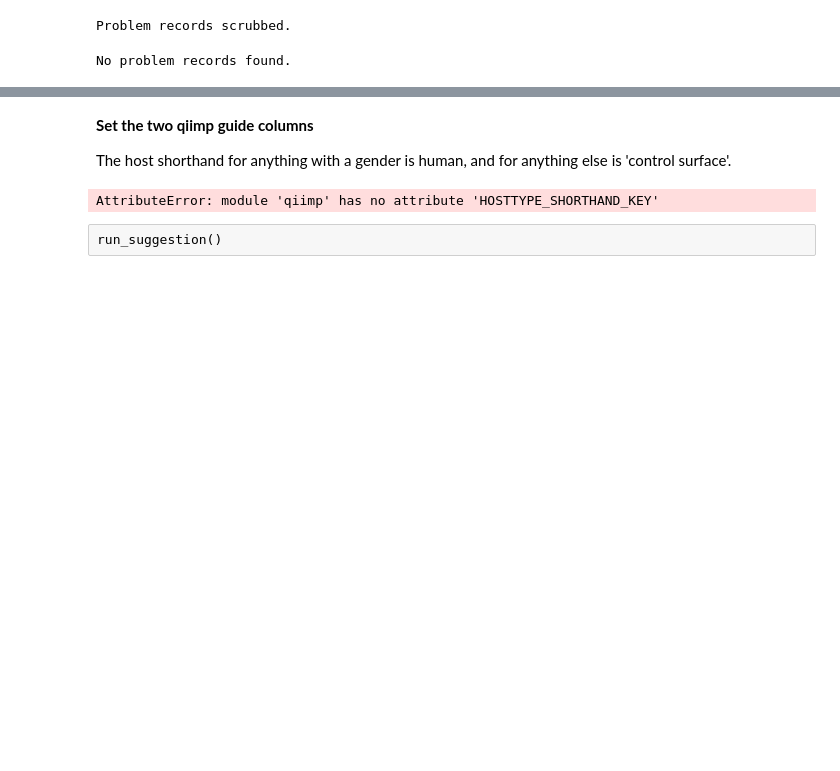
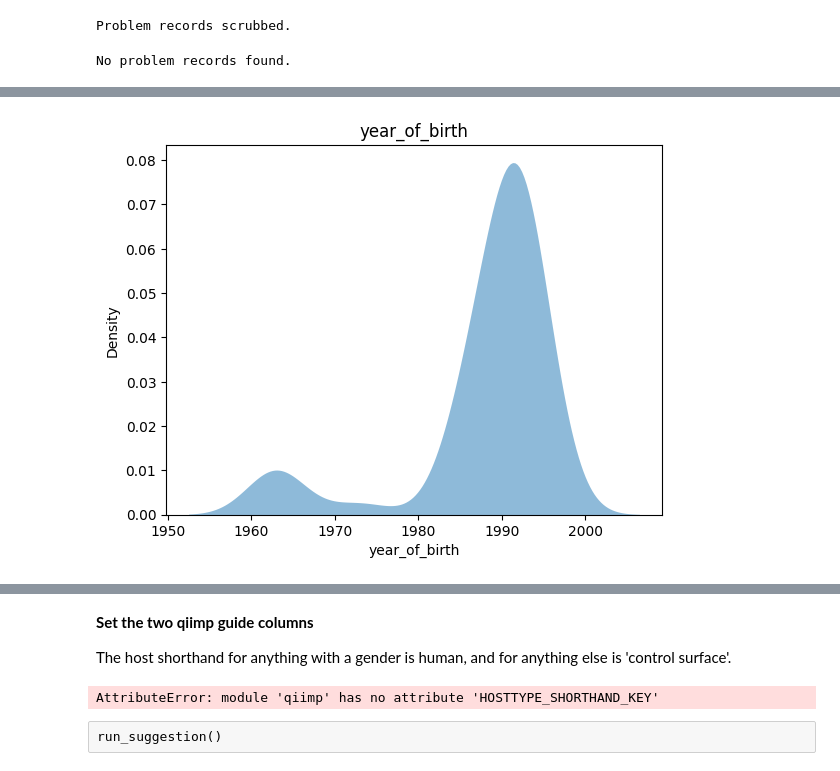
Before and after one commit to dpear/metagpt, a Jupyter notebook: proof_of_concept_nb/proof_of_concept_example_DP.ipynb, the cells around one changed output, grey strips where cells are left out. Drawn from its saved outputs; the diff is of its cells as text; code cells hidden in the pictures; blank space fills up the shorter version.

```diff
--- a/proof_of_concept_nb/proof_of_concept_example_DP.ipynb
+++ b/proof_of_concept_nb/proof_of_concept_example_DP.ipynb
@@ -975,0 +1115,4 @@ cup scrub     2
+# %%
+visualize_col('year_of_birth')
+# %% [output]
+[figure, added]
```
Also changed, not shown: parts of 54 cells of this notebook, 2 other files.
